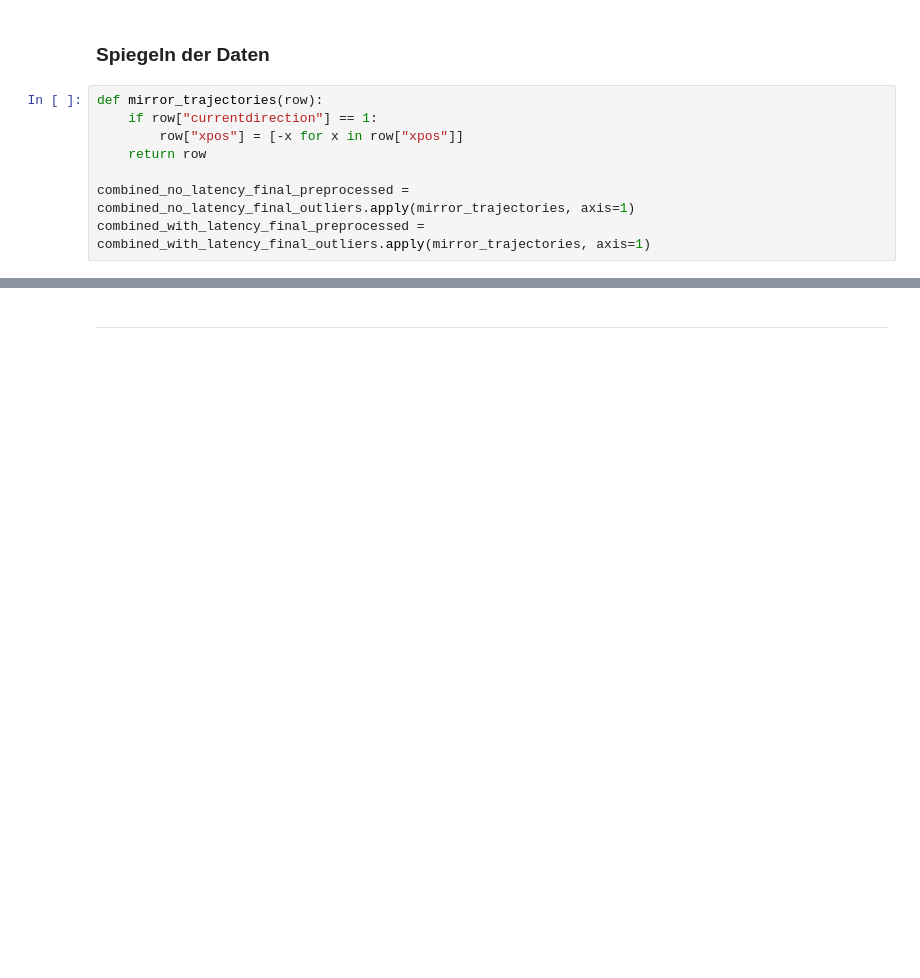
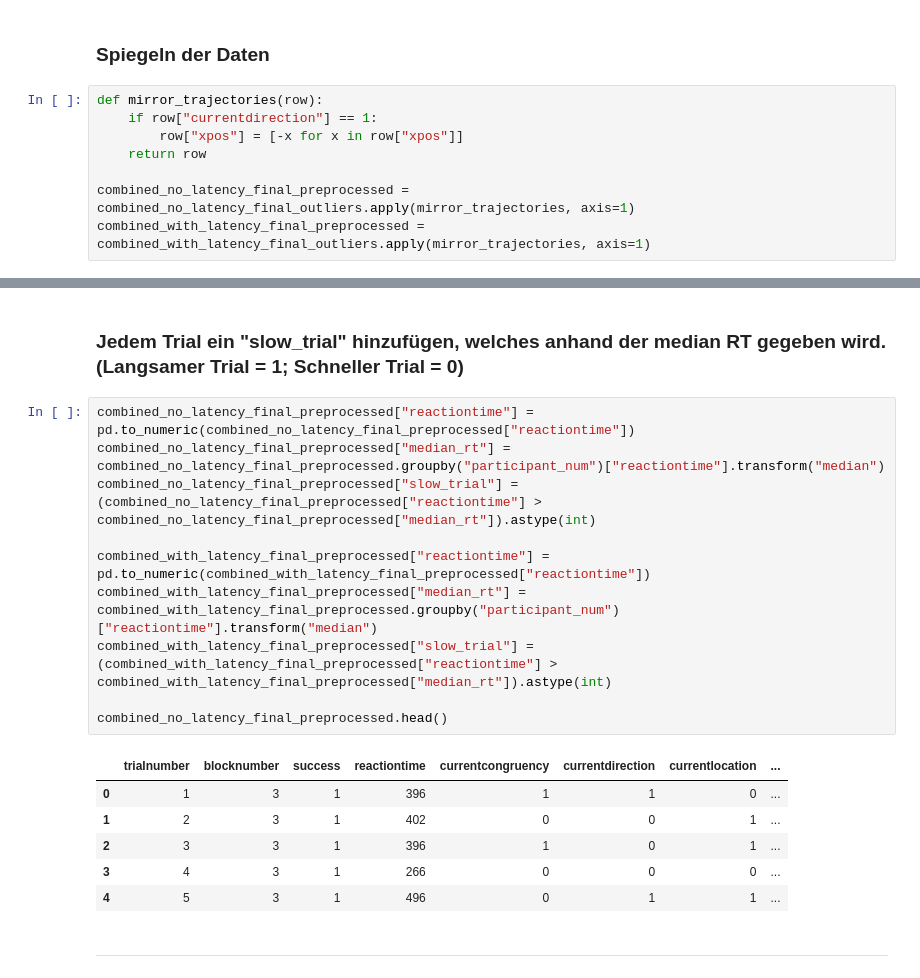
Before and after one commit to Michael1Mueller/continuousSimonTask, a Jupyter notebook: preprocessing.ipynb, the cells around one changed output, grey strips where cells are left out. Drawn from its saved outputs; the diff is of its cells as text; blank space fills up the shorter version.

```diff
--- a/preprocessing.ipynb
+++ b/preprocessing.ipynb
@@ -441,3 +523,22 @@ combined_with_latency_final_preprocessed = combined_with_latency_final_outliers.
+# %% [markdown]
+### Jedem Trial ein "slow_trial" hinzufügen, welches anhand der median RT gegeben wird. (Langsamer Trial = 1; Schneller Trial = 0)
+# %%
+combined_no_latency_final_preprocessed["reactiontime"] = pd.to_numeric(combined_no_latency_final_preprocessed["reactiontime"])
+combined_no_latency_final_preprocessed["median_rt"] = combined_no_latency_final_preprocessed.groupby("participant_num")["reactiontime"].transform("median")
+combined_no_latency_final_preprocessed["slow_trial"] = (combined_no_latency_final_preprocessed["reactiontime"] > combined_no_latency_final_preprocessed["median_rt"]).astype(int)
+
+combined_with_latency_final_preprocessed["reactiontime"] = pd.to_numeric(combined_with_latency_final_preprocessed["reactiontime"])
+combined_with_latency_final_preprocessed["median_rt"] = combined_with_latency_final_preprocessed.groupby("participant_num")["reactiontime"].transform("median")
+combined_with_latency_final_preprocessed["slow_trial"] = (combined_with_latency_final_preprocessed["reactiontime"] > combined_with_latency_final_preprocessed["median_rt"]).astype(int)
+
+combined_no_latency_final_preprocessed.head()
+# %% [output]
+|  | trialnumber | blocknumber | success | reactiontime | currentcongruency | currentdirection | currentlocation | ... |
+| 0 | 1 | 3 | 1 | 396 | 1 | 1 | 0 | ... |
+| 1 | 2 | 3 | 1 | 402 | 0 | 0 | 1 | ... |
+| 2 | 3 | 3 | 1 | 396 | 1 | 0 | 1 | ... |
+| 3 | 4 | 3 | 1 | 266 | 0 | 0 | 0 | ... |
+| 4 | 5 | 3 | 1 | 496 | 0 | 1 | 1 | ... |
 # %% [markdown]
 ---------------------------------------------------------------------------------------------------------------------------------------------------------------------------------------------------
 # %% [markdown]
```
Also changed, not shown: parts of 12 cells of this notebook.
